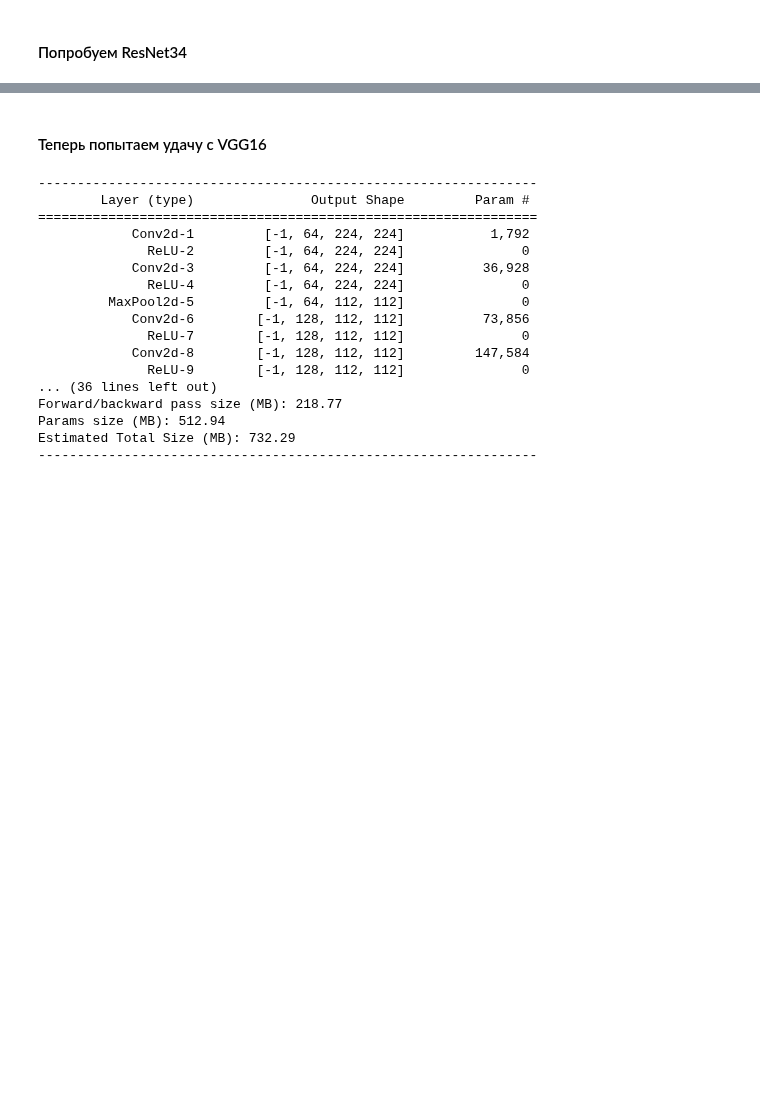
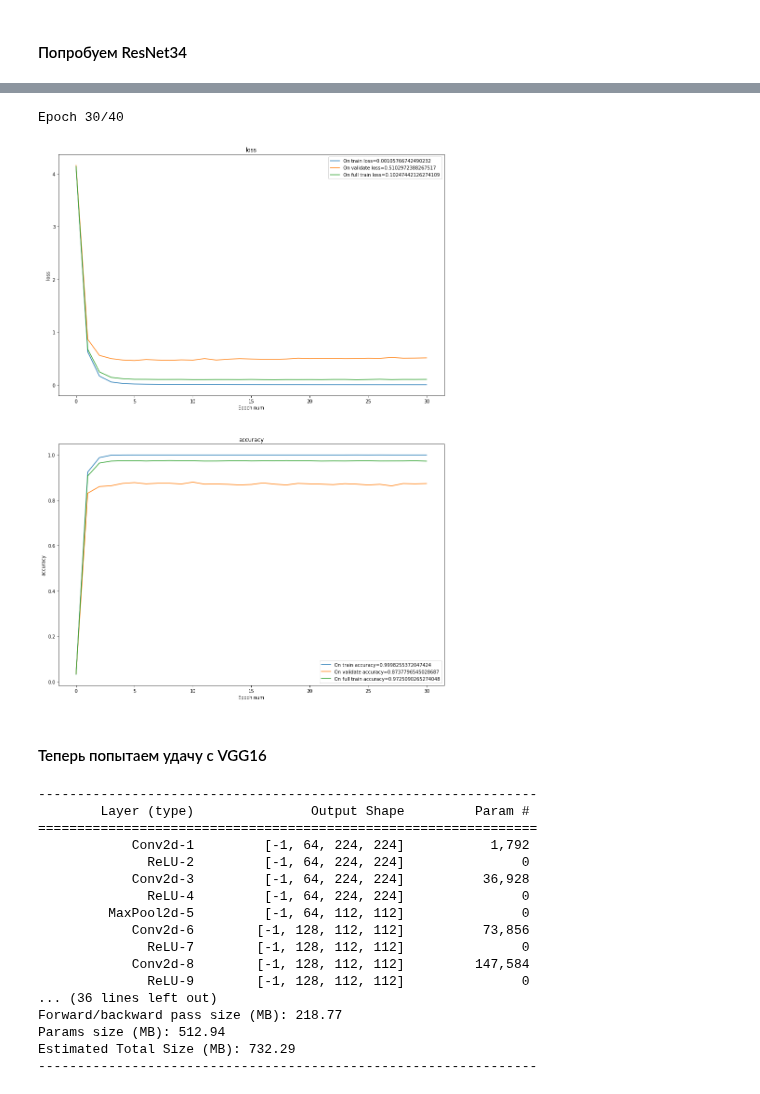
Before and after one commit to alex-kozinov/courses, a Jupyter notebook: mipt-ml-beginning/labs/03_dl/Lab3_DL_parts_4_and_5_optional.ipynb, the cells around one changed output, grey strips where cells are left out. Saved outputs shown, nothing was run; the diff lists cells and outputs as text; code cells hidden in the pictures; blank space fills up the shorter version.

```diff
--- a/mipt-ml-beginning/labs/03_dl/Lab3_DL_parts_4_and_5_optional.ipynb
+++ b/mipt-ml-beginning/labs/03_dl/Lab3_DL_parts_4_and_5_optional.ipynb
@@ -571,12 +600,15 @@ torchsummary.summary(resnet34, (3, 224, 224))
 # %%
 %%time
 resnet34_lm = LearningModel(resnet34, 'ResNet34')
 dataloaders = {
     'train' : train_loader,
     'validate' : validate_loader,
     'full train' : full_train_loader
 }
-resnet34_lm.fit(dataloaders, n_epoch=50)
+resnet34_lm.fit(dataloaders, n_epoch=40)
+# %% [output]
+Epoch 30/40
+[figure, added]
 # %% [markdown]
 #### Теперь попытаем удачу с VGG16
 # %%
```
Also changed, not shown: parts of 5 cells of this notebook.
